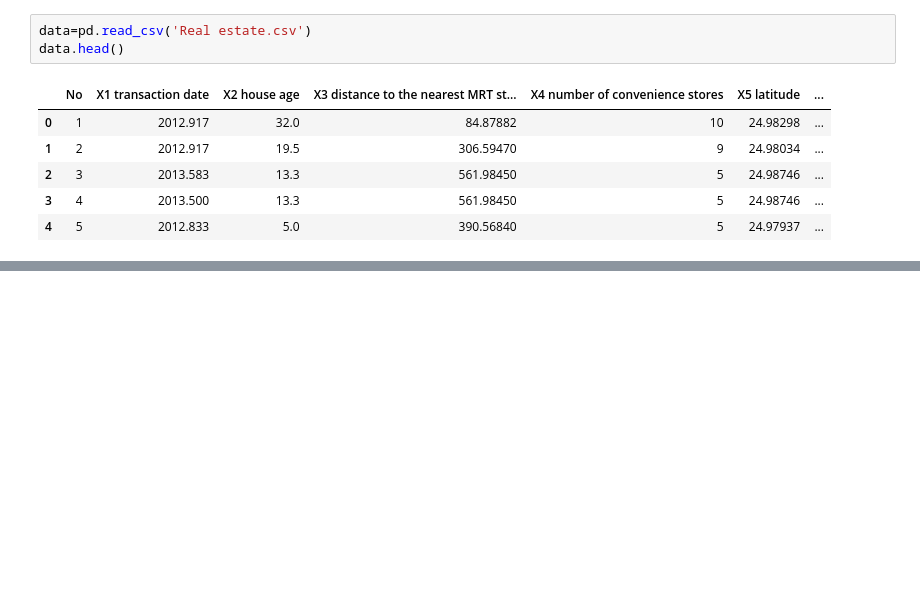
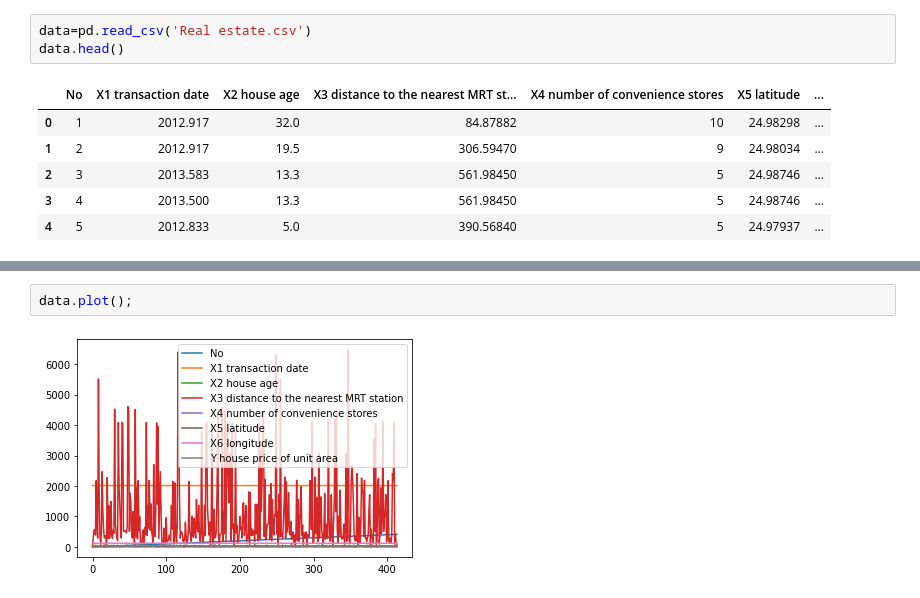
Before and after one commit to Sirfowahid/ML-Real-State, a Jupyter notebook: ML-Real-State.ipynb, the cells around one changed output, grey strips where cells are left out. Drawn from its saved outputs; the diff is of its cells as text; blank space fills up the shorter version.

```diff
--- a/ML-Real-State.ipynb
+++ b/ML-Real-State.ipynb
@@ -27,0 +40,4 @@ data.describe()
+# %%
+data.plot();
+# %% [output]
+[figure, added]
```
Also changed, not shown: parts of 4 cells of this notebook.
